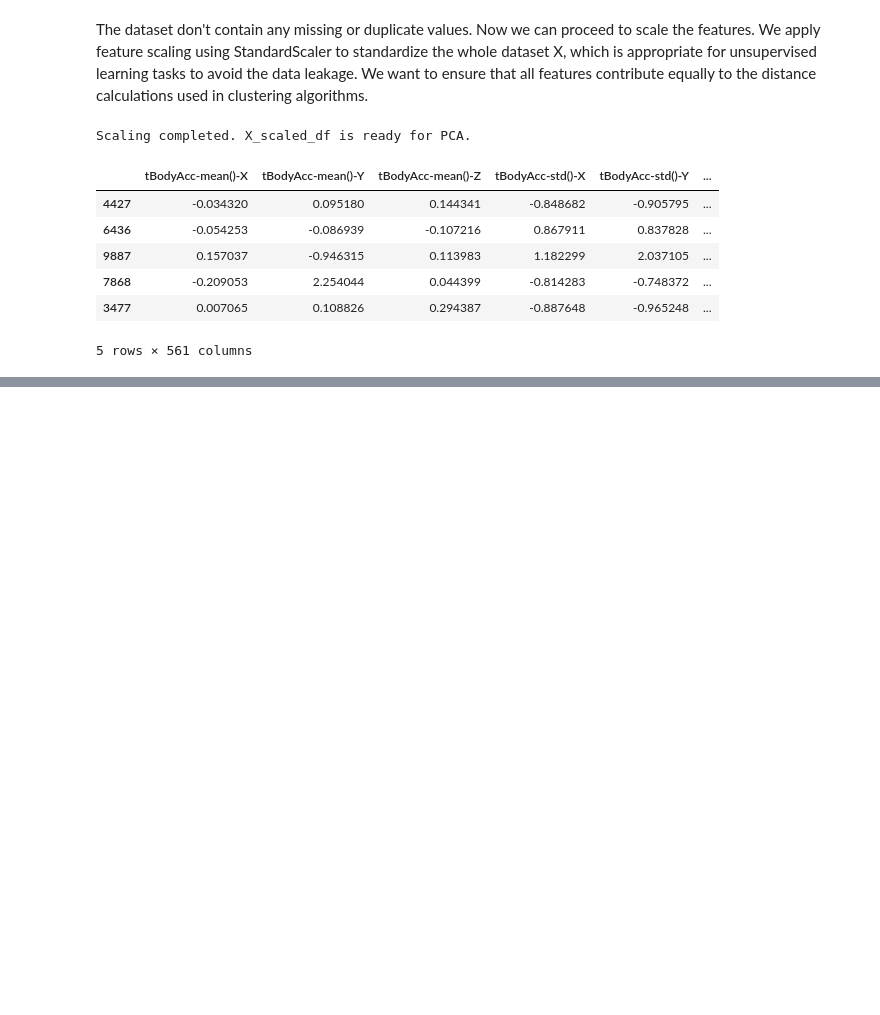
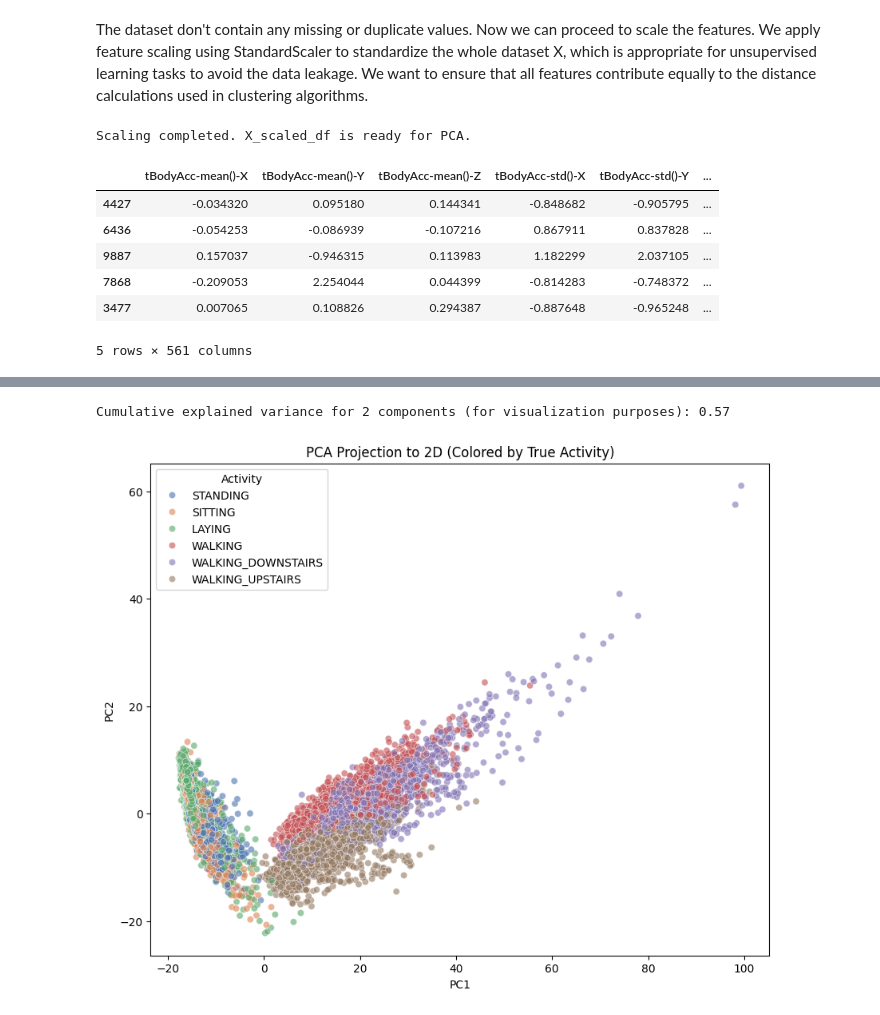
Before and after one commit to JakubbBlaszczykk/Project2-HAR-Unsupervised-Analysis, a Jupyter notebook: main.ipynb, the cells around one changed output, grey strips where cells are left out. Saved outputs shown, nothing was run; the diff lists cells and outputs as text; code cells hidden in the pictures; blank space fills up the shorter version.

```diff
--- a/main.ipynb
+++ b/main.ipynb
@@ -212,0 +263,24 @@ X_scaled_df.sample(5)
+# %%
+pca_2d = PCA(n_components=2)
+X_pca = pca_2d.fit_transform(X_scaled_df)
+# %%
+pca_df = pd.DataFrame(data=X_pca, columns=['PC1', 'PC2'])
+pca_df['Activity'] = [label_map[label] for label in y]
+
+print(f"Cumulative explained variance for 2 components (for visualization purposes): {pca_2d.explained_variance_ratio_.sum():.2f}")
+# %% [output]
+Cumulative explained variance for 2 components (for visualization purposes): 0.57
+# %%
+plt.figure(figsize=(10, 8))
+sns.scatterplot(
+    x='PC1', y='PC2',
+    hue='Activity',
+    palette='deep',
+    data=pca_df,
+    legend="full",
+    alpha=0.6
+)
+plt.title('PCA Projection to 2D (Colored by True Activity)')
+plt.show()
+# %% [output]
+[figure, added]
```
Also changed, not shown: parts of 17 cells of this notebook.
